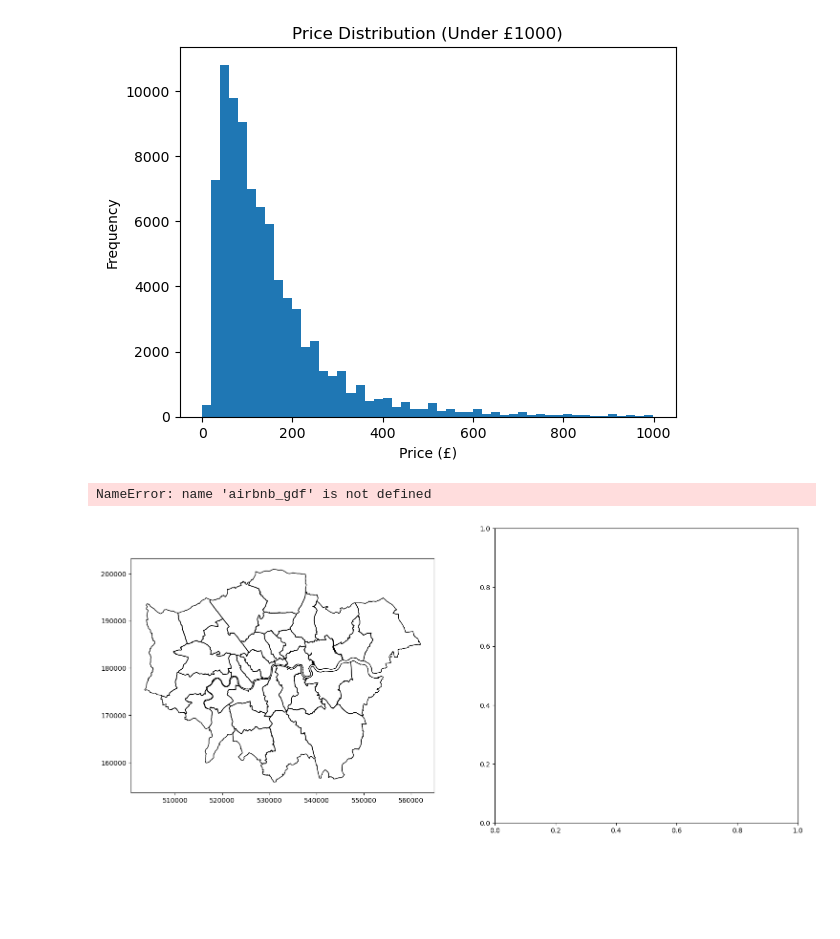
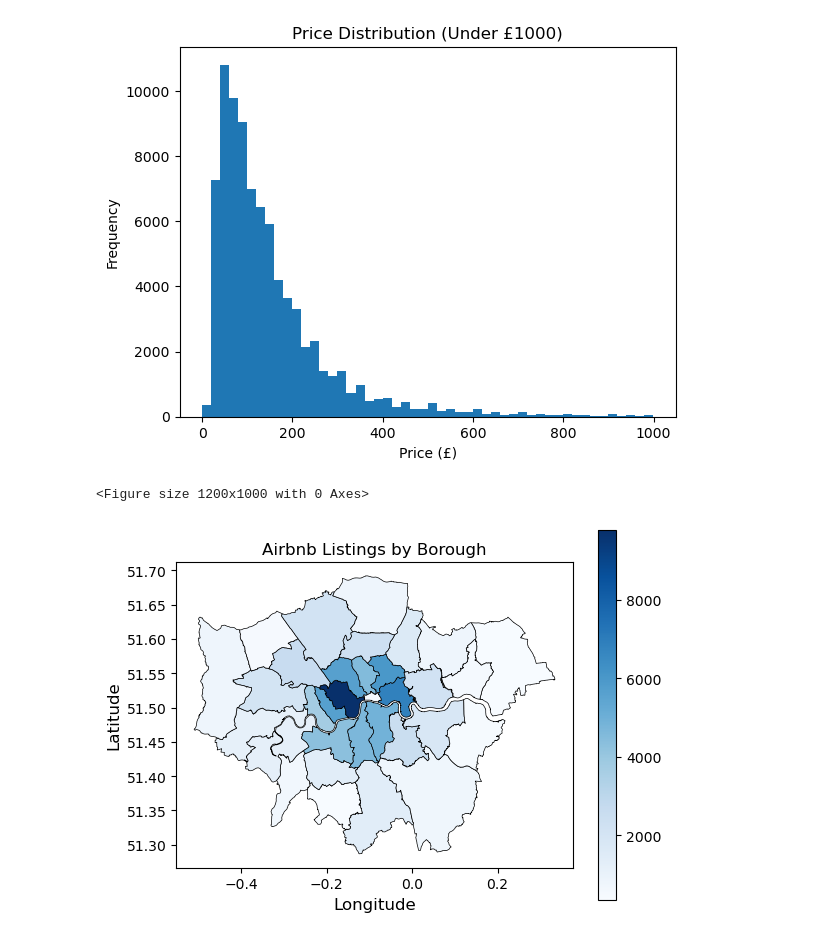
Before and after one commit to Chocolateyz/Chocolate, a Jupyter notebook: Descriptive.ipynb, the cells around one changed output. Cells and saved outputs as stored; diff of their text form; code cells hidden in the pictures; blank space fills up the shorter version.

```diff
--- a/Descriptive.ipynb
+++ b/Descriptive.ipynb
@@ -319,24 +299,3 @@ min          0.000000
 max      80100.000000
 Name: price, dtype: float64
 [figure]
-# %%
-fig, axes = plt.subplots(1, 2, figsize=(18, 8))
-
-# Airbnb Listing
-borough.plot(ax=axes[0], edgecolor='black', facecolor='none', linewidth=1)
-airbnb_gdf.plot(ax=axes[0], markersize=1, alpha=0.5, color='royalblue')
-axes[0].set_title('Airbnb Listings in London with Borough Boundaries')
-axes[0].set_xlabel('Longitude')
-axes[0].set_ylabel('Latitude')
-
-# Airbnb with borough
-borough_final.plot(column='total_listings', cmap='Blues', legend=True, linewidth=0.5, edgecolor='black', ax=axes[1])
-axes[1].set_title('Airbnb Listings by Borough')
-axes[1].set_xlabel('Longitude')
-axes[1].set_ylabel('Latitude')
-
-plt.tight_layout()
-plt.show()
-# %% [output]
-NameError: name 'airbnb_gdf' is not defined
-[figure, removed]
@@ -375,0 +302,27 @@ plt.show()
+# %%
+import geopandas as gpd
+from shapely.geometry import Point
+import matplotlib.pyplot as plt
+import matplotlib.patches as mpatches
+
+# Airbnb GeoDataFrame
+geometry = gpd.points_from_xy(airbnb_df['longitude'], airbnb_df['latitude'])
+airbnb_gdf = gpd.GeoDataFrame(airbnb_df, geometry=geometry, crs="EPSG:4326")
+
+borough = borough.to_crs(epsg=4326)
+airbnb_gdf = airbnb_gdf.to_crs(epsg=4326)
+
+# Spatialjoin
+airbnb_in_borough = gpd.sjoin(airbnb_gdf, borough_inequity, how='inner', predicate='within')
+borough_stats = airbnb_in_borough.groupby('NAME').agg(total_listings=('id', 'count')).reset_index()
+borough_final = borough_inequity.merge(borough_stats, on='NAME', how='left')
+
+plt.figure(figsize=(12, 10))
+borough_final.plot(column='total_listings', cmap='Blues', legend=True, linewidth=0.5, edgecolor='black')
+plt.title('Airbnb Listings by Borough')
+plt.xlabel("Longitude", fontsize=12)
+plt.ylabel("Latitude", fontsize=12)
+plt.show()
+# %% [output]
+<Figure size 1200x1000 with 0 Axes>
+[figure, added]
```
Also changed, not shown: parts of 6 cells of this notebook, 2 other files.
